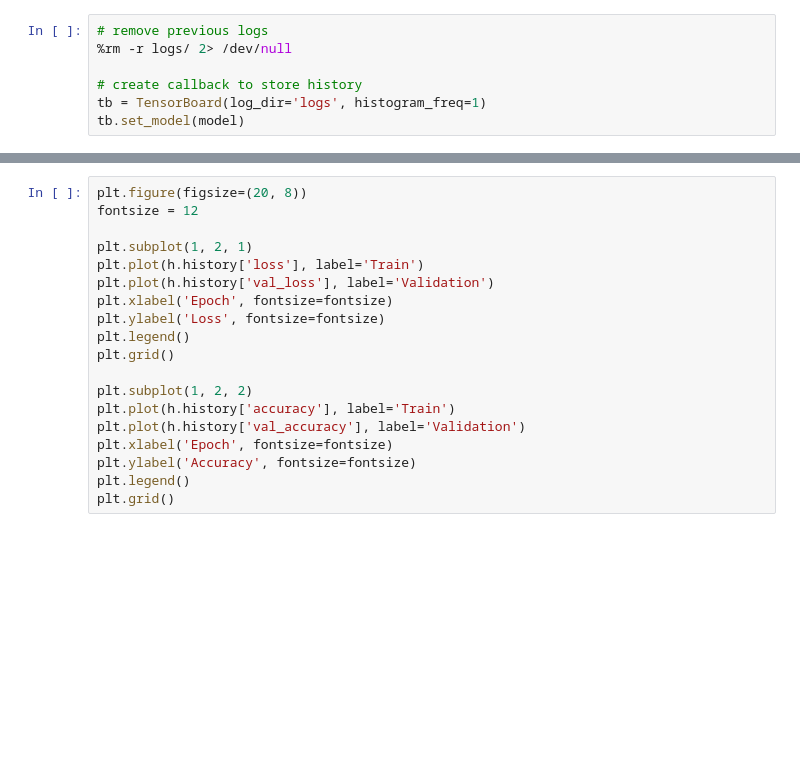
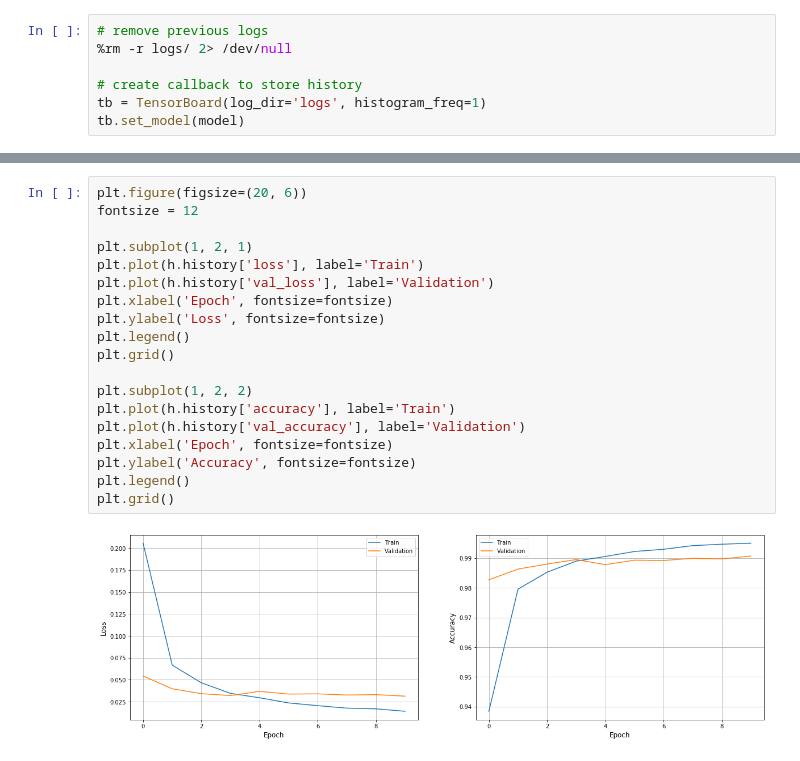
Before and after one commit to klane/playground, a Jupyter notebook: cnn/cnn.ipynb, the cells around one changed output, grey strips where cells are left out. Saved outputs shown, nothing was run; the diff lists cells and outputs as text; blank space fills up the shorter version.

```diff
--- a/cnn/cnn.ipynb
+++ b/cnn/cnn.ipynb
@@ -63,22 +99,24 @@ h = model.fit(X_train, y_train_cat, epochs=epochs, batch_size=batch_size, valida
 # %%
-plt.figure(figsize=(20, 8))
+plt.figure(figsize=(20, 6))
 fontsize = 12
 
 plt.subplot(1, 2, 1)
 plt.plot(h.history['loss'], label='Train')
 plt.plot(h.history['val_loss'], label='Validation')
 plt.xlabel('Epoch', fontsize=fontsize)
 plt.ylabel('Loss', fontsize=fontsize)
 plt.legend()
 plt.grid()
 
 plt.subplot(1, 2, 2)
 plt.plot(h.history['accuracy'], label='Train')
 plt.plot(h.history['val_accuracy'], label='Validation')
 plt.xlabel('Epoch', fontsize=fontsize)
 plt.ylabel('Accuracy', fontsize=fontsize)
 plt.legend()
 plt.grid()
+# %% [output]
+[figure, added]
 # %%
 # find first occurrence of each digit in test data and predict class
 index = [np.where(y_test == i)[0][0] for i in range(num_classes)]
```
Also changed, not shown: parts of 4 cells of this notebook.
